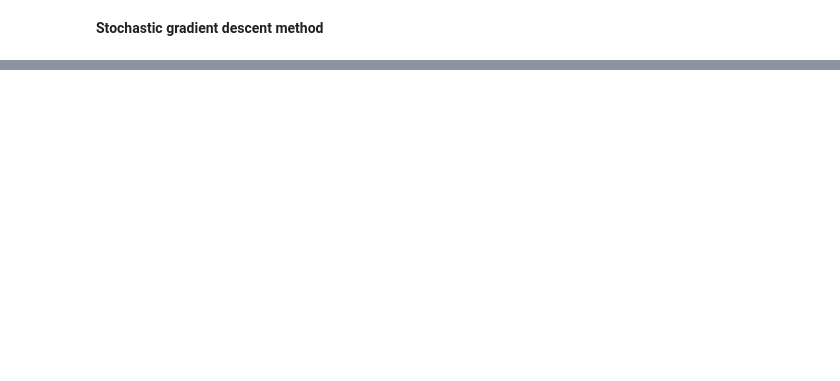
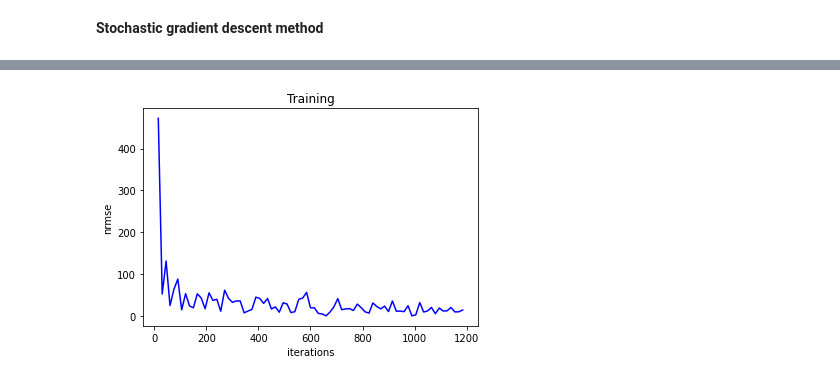
Before and after one commit to melZula/ML-in-ITMO-University, a Jupyter notebook: Labs/Linear.ipynb, the cells around one changed output, grey strips where cells are left out. Cells and saved outputs as stored; diff of their text form; code cells hidden in the pictures; blank space fills up the shorter version.

Commit message:
normalize and got nice result

```diff
--- a/Labs/Linear.ipynb
+++ b/Labs/Linear.ipynb
@@ -138,7 +168,7 @@ def SGD(X, Y, tau, iterations_limit=2000, with_Q_limit=True):
         x, y = X[k], Y[k]   # select random object
         predict = scalar_product(x, w)
         loss = L(predict, y) + 0.5 * tau * np.linalg.norm(w) # estimate loss with regularization (tau)
-        l_rate = 0.009 / iterations
+        l_rate = 0.1 / iterations
         for i in range(features):
             gradient = L_der(predict, y) * x[i]
             # w = w(1−hτ)−h∇Li(w)
@@ -159,9 +189,10 @@ def draw_graph(x_values, y_values, x_name, y_name, title):
     plt.title(title)
     plt.show()
 # %%
-def visual(X, Y, I, title):
+def visual(X, Y, title):
     vals = []
-    for iter in range(I):
-        W = SGD(X, Y, 0.0000010082, iter, False)
-        vals.append( nrmse(Y, Y@np.array(W)) )
-    draw_graph(list(range(I)), vals, "iterations", "nrmse", title)
+    max_iter = [i*15 for i in range(1, 80)]
+    for iter in max_iter:
+        W = SGD(X, Y, 0.0000010082, iter)
+        vals.append( nrmse(Y, X@np.array(W)) )
+    draw_graph(max_iter, vals, "iterations", "nrmse", title)
@@ -195,5 +199,7 @@ def normalize(X, Y, with_constant_feature=True):
 # %%
-visual(*normalize(F, Y), 300, "Training")
+visual(*normalize(F, Y), "Training")
+# %% [output]
+[figure, added]
 # %%
 F_t = np.array(test_dataset)[:,:-1] # objects matrix
 Y_t = np.array(test_dataset)[:,-1] # answers vector
```
Also changed, not shown: parts of 6 cells of this notebook, 1 other file.
